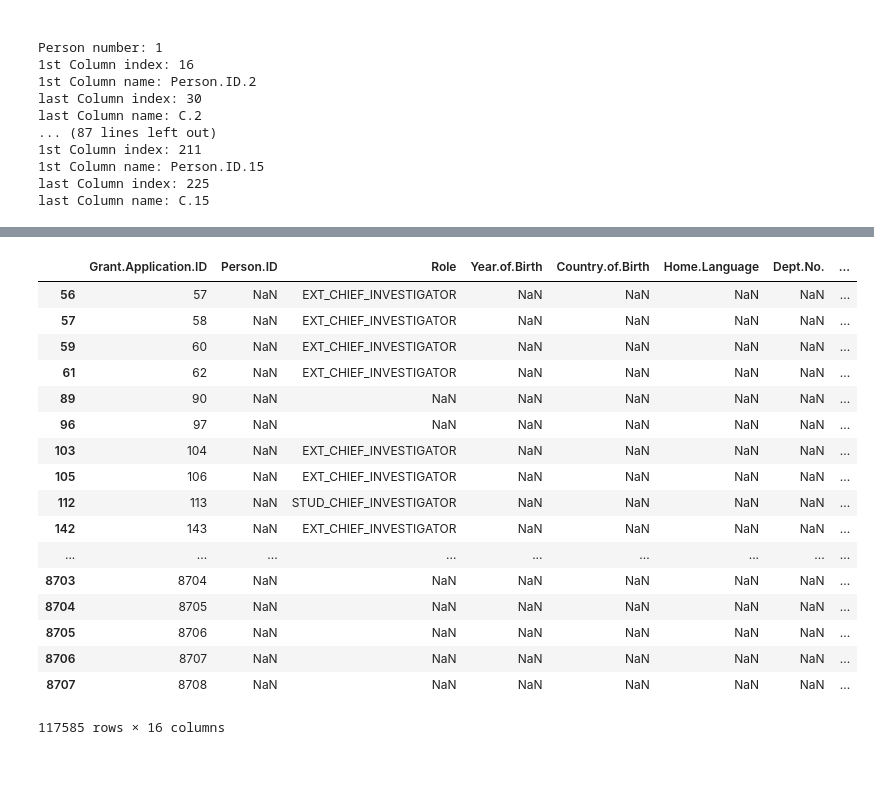
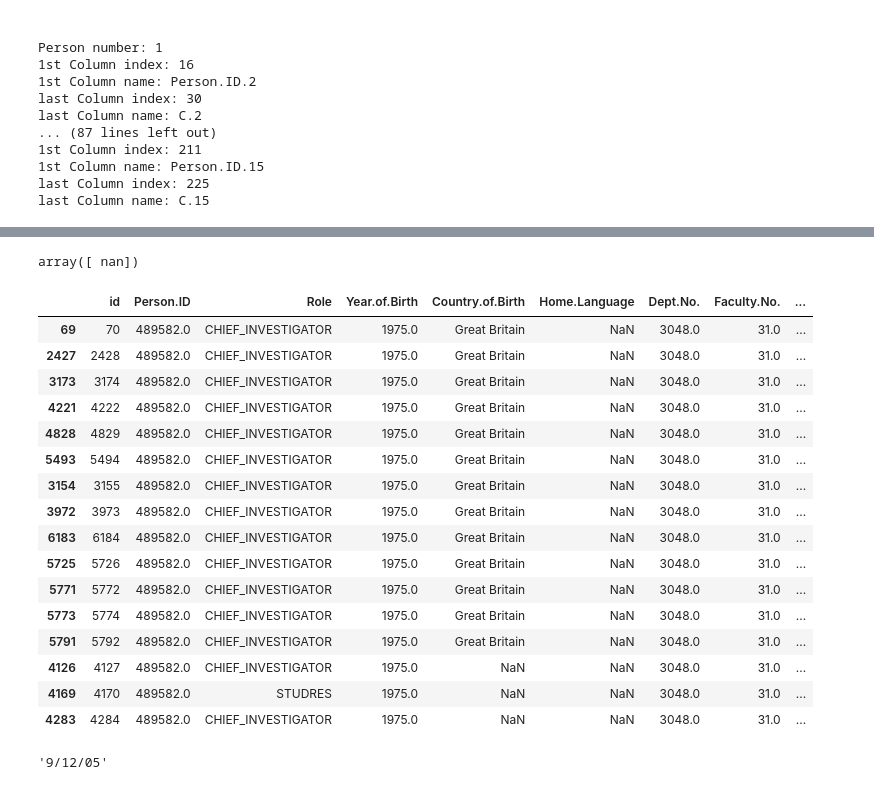
Before and after one commit to diegoami/DSRetreat_Melbourne_DIOLEM, a Jupyter notebook: scripts/emanuel_working.ipynb, the cells around one changed output, grey strips where cells are left out. Cells and saved outputs as stored; diff of their text form; code cells hidden in the pictures.

Commit message:
externals table and joins.txt

```diff
--- a/scripts/emanuel_working.ipynb
+++ b/scripts/emanuel_working.ipynb
@@ -29,6 +27,6 @@ df.head()
 5 rows × 252 columns
 # %%
-persons = pd.concat( [df.loc[:,'Grant.Application.ID'],  df.loc[:,'Person.ID.1':'C.15']], axis = 1)
+persons = pd.concat( [df.iloc[:,0],  df.loc[:,'Person.ID.1':'C.15']], axis = 1)
 # %%
 persons.info()
 # %% [output]
@@ -130,10 +128,13 @@ for i in range(n_persons):
     #coloumn index for last coloumn of person i
     l = 1 + ((i+1)*n_persons_cols)
     #get a temp table with the desired info
-    tmp = pd.concat( [persons.loc[:,'Grant.Application.ID'],  persons.iloc[:,k:l]], axis = 1)
+    tmp = pd.concat( [persons.iloc[:,0],  persons.iloc[:,k:l]], axis = 1)
     #rename the table to make the UNION ALL opertion work
     tmp.columns = df_p.columns
     df_p = pd.concat([df_p, tmp],axis = 0)
+# %%
+# remove lines with person ID AND Role empty
+df_p = df_p.loc[~(df_p.loc[:,'Person.ID'].isnull() & df_p.loc[:,'Role'].isnull()),:]
 # %%
 df_p.head()
 # %% [output]
@@ -145,0 +147,15 @@ df_p.head()
+# %%
+# we create a new table called externals with the  columns grant_application_id and has_[external role]
+# external roles are stored as person without ID, therefore the following command identifies them:
+# df_p.loc[df_p.loc[:,'Person.ID'].isnull(),'Role'].unique()
+# of course they can also be identifed by name (ie external advisor..)
+# it might be possilbe that a different role has a missing person ID filed in the testing date,
+# therefore we hardcode it: EXT_CHIEF_INVESTIGATOR', 'STUD_CHIEF_INVESTIGATOR', 'STUDRES', 'EXTERNAL_ADVISOR'
+ext_list = ['EXT_CHIEF_INVESTIGATOR', 'STUD_CHIEF_INVESTIGATOR', 'STUDRES', 'EXTERNAL_ADVISOR']
+mask = df_p.Role.isin(ext_list)
+df_ext = df_p.loc[mask,:]
+#we only want to keep the grant application id and the role
+df_ext = df_ext.loc[:,['id','Role']]
+#we need to drop dublicates, otherwise the pivot will not work. they are of the form (ID: 1, 1 ; role: Ext_Advisor,Ext_Advisor)
+df_ext.drop_duplicates( inplace=True)
+df_p = df_p.loc[~mask,:]
@@ -146,21 +191,28 @@ df_p.head()
+# %%
+df_p.loc[df_p.Role == 'STUD_CHIEF_INVESTIGATOR','Person.ID'].unique()
+# %% [output]
+array([ nan])
 # %%
-df_p.loc[df_p.loc[:,'Person.ID'].isnull(),:]
+df_p.loc[ df_p.loc[:,'Person.ID'] == 489582,:]
 # %% [output]
-|  | Grant.Application.ID | Person.ID | Role | Year.of.Birth | Country.of.Birth | Home.Language | Dept.No. | ... |
-| 56 | 57 | NaN | EXT_CHIEF_INVESTIGATOR | NaN | NaN | NaN | NaN | ... |
-| 57 | 58 | NaN | EXT_CHIEF_INVESTIGATOR | NaN | NaN | NaN | NaN | ... |
-| 59 | 60 | NaN | EXT_CHIEF_INVESTIGATOR | NaN | NaN | NaN | NaN | ... |
-| 61 | 62 | NaN | EXT_CHIEF_INVESTIGATOR | NaN | NaN | NaN | NaN | ... |
-| 89 | 90 | NaN | NaN | NaN | NaN | NaN | NaN | ... |
-| 96 | 97 | NaN | NaN | NaN | NaN | NaN | NaN | ... |
-| 103 | 104 | NaN | EXT_CHIEF_INVESTIGATOR | NaN | NaN | NaN | NaN | ... |
-| 105 | 106 | NaN | EXT_CHIEF_INVESTIGATOR | NaN | NaN | NaN | NaN | ... |
-| 112 | 113 | NaN | STUD_CHIEF_INVESTIGATOR | NaN | NaN | NaN | NaN | ... |
-| 142 | 143 | NaN | EXT_CHIEF_INVESTIGATOR | NaN | NaN | NaN | NaN | ... |
-| ... | ... | ... | ... | ... | ... | ... | ... | ... |
-| 8703 | 8704 | NaN | NaN | NaN | NaN | NaN | NaN | ... |
-| 8704 | 8705 | NaN | NaN | NaN | NaN | NaN | NaN | ... |
-| 8705 | 8706 | NaN | NaN | NaN | NaN | NaN | NaN | ... |
-| 8706 | 8707 | NaN | NaN | NaN | NaN | NaN | NaN | ... |
-| 8707 | 8708 | NaN | NaN | NaN | NaN | NaN | NaN | ... |
+|  | id | Person.ID | Role | Year.of.Birth | Country.of.Birth | Home.Language | Dept.No. | Faculty.No. | ... |
+| 69 | 70 | 489582.0 | CHIEF_INVESTIGATOR | 1975.0 | Great Britain | NaN | 3048.0 | 31.0 | ... |
+| 2427 | 2428 | 489582.0 | CHIEF_INVESTIGATOR | 1975.0 | Great Britain | NaN | 3048.0 | 31.0 | ... |
+| 3173 | 3174 | 489582.0 | CHIEF_INVESTIGATOR | 1975.0 | Great Britain | NaN | 3048.0 | 31.0 | ... |
+| 4221 | 4222 | 489582.0 | CHIEF_INVESTIGATOR | 1975.0 | Great Britain | NaN | 3048.0 | 31.0 | ... |
+| 4828 | 4829 | 489582.0 | CHIEF_INVESTIGATOR | 1975.0 | Great Britain | NaN | 3048.0 | 31.0 | ... |
+| 5493 | 5494 | 489582.0 | CHIEF_INVESTIGATOR | 1975.0 | Great Britain | NaN | 3048.0 | 31.0 | ... |
+| 3154 | 3155 | 489582.0 | CHIEF_INVESTIGATOR | 1975.0 | Great Britain | NaN | 3048.0 | 31.0 | ... |
+| 3972 | 3973 | 489582.0 | CHIEF_INVESTIGATOR | 1975.0 | Great Britain | NaN | 3048.0 | 31.0 | ... |
+| 6183 | 6184 | 489582.0 | CHIEF_INVESTIGATOR | 1975.0 | Great Britain | NaN | 3048.0 | 31.0 | ... |
+| 5725 | 5726 | 489582.0 | CHIEF_INVESTIGATOR | 1975.0 | Great Britain | NaN | 3048.0 | 31.0 | ... |
+| 5771 | 5772 | 489582.0 | CHIEF_INVESTIGATOR | 1975.0 | Great Britain | NaN | 3048.0 | 31.0 | ... |
+| 5773 | 5774 | 489582.0 | CHIEF_INVESTIGATOR | 1975.0 | Great Britain | NaN | 3048.0 | 31.0 | ... |
+| 5791 | 5792 | 489582.0 | CHIEF_INVESTIGATOR | 1975.0 | Great Britain | NaN | 3048.0 | 31.0 | ... |
+| 4126 | 4127 | 489582.0 | CHIEF_INVESTIGATOR | 1975.0 | NaN | NaN | 3048.0 | 31.0 | ... |
+| 4169 | 4170 | 489582.0 | STUDRES | 1975.0 | NaN | NaN | 3048.0 | 31.0 | ... |
+| 4283 | 4284 | 489582.0 | CHIEF_INVESTIGATOR | 1975.0 | NaN | NaN | 3048.0 | 31.0 | ... |
-117585 rows × 16 columns
+# %%
+df.date()
+# %% [output]
+'9/12/05'
```
Also changed, not shown: parts of 10 cells of this notebook, 1 other file.
